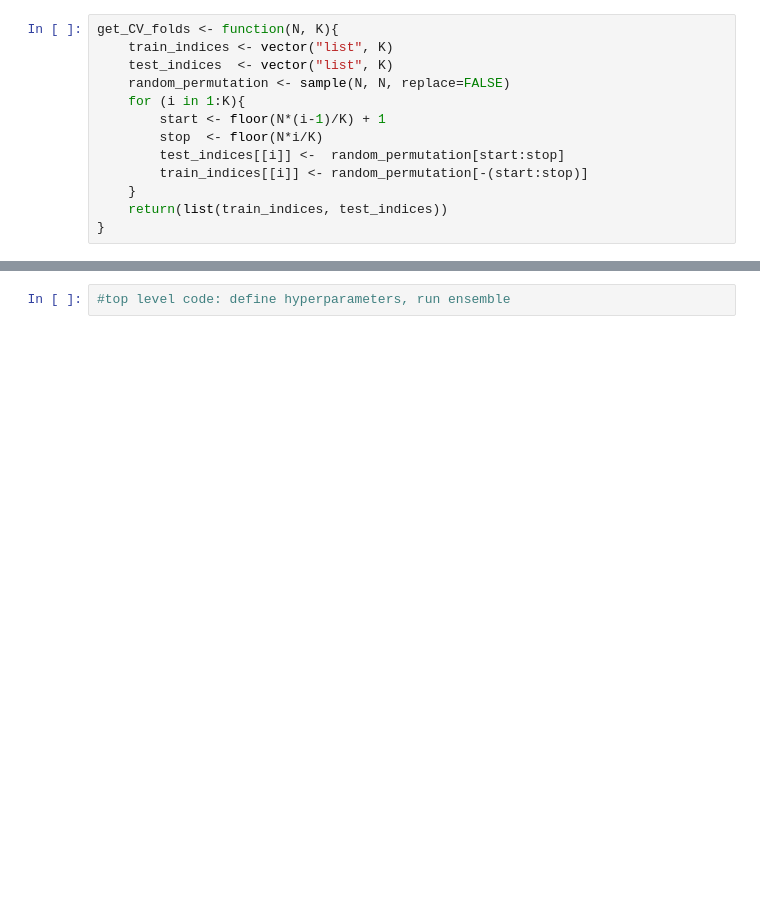
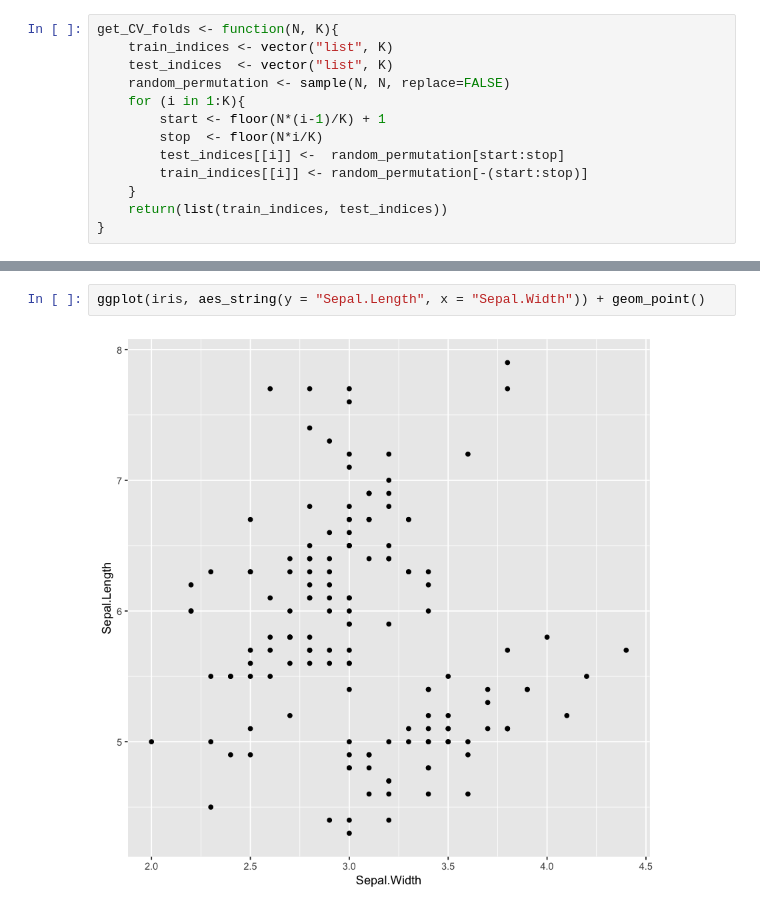
Before and after one commit to cjstoneking/wine_quality, a Jupyter notebook: wine_quality_v03.ipynb, the cells around one changed output, grey strips where cells are left out. Drawn from its saved outputs; the diff is of its cells as text; blank space fills up the shorter version.

```diff
--- a/wine_quality_v03.ipynb
+++ b/wine_quality_v03.ipynb
@@ -355,3 +534,5 @@ evaluate_ensemble <- function(hyperparameters){
 }
-# %%
-#top level code: define hyperparameters, run ensemble
+# %%
+ggplot(iris, aes_string(y = "Sepal.Length", x = "Sepal.Width")) + geom_point()
+# %% [output]
+[figure, added]
```
Also changed, not shown: parts of 17 cells of this notebook.
